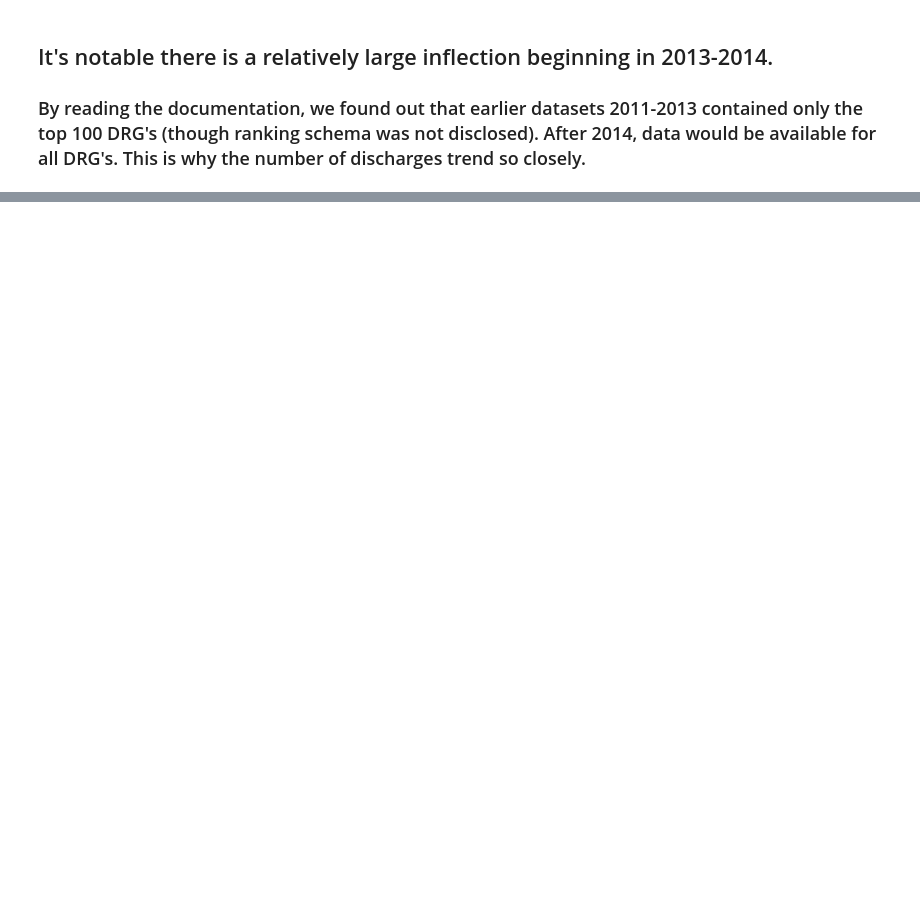
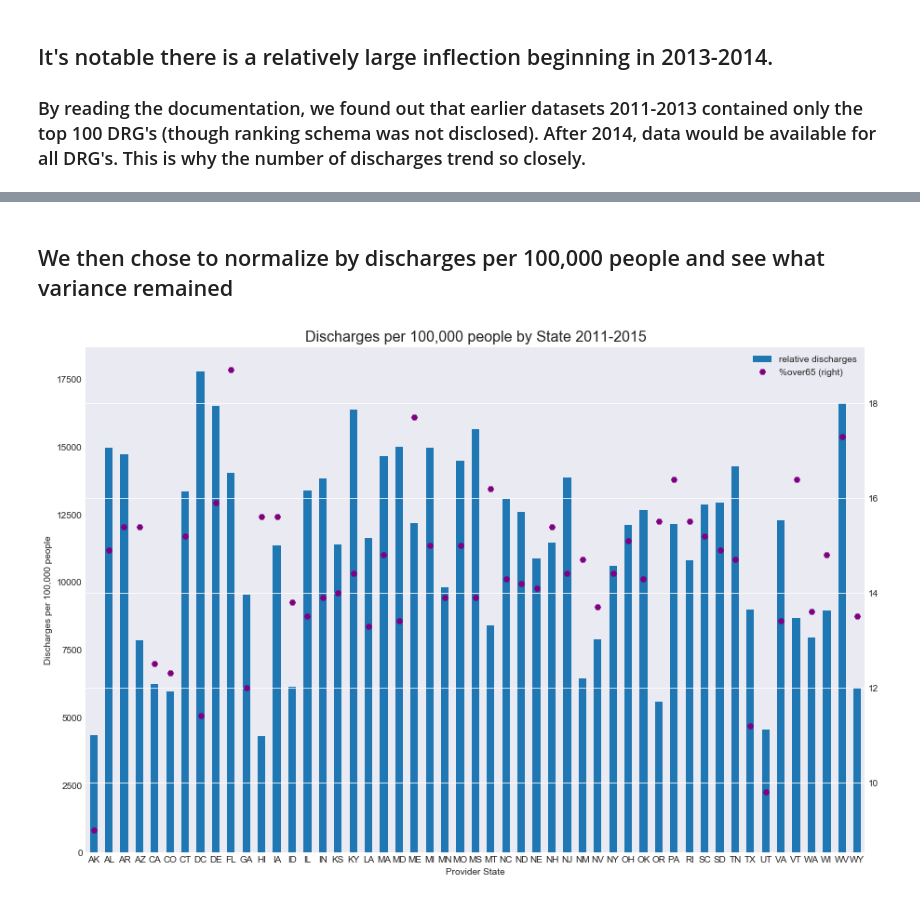
Before and after one commit to connelb/NU-Bootcamp-Project-1, a Jupyter notebook: notebook/combined_notebook_final.ipynb, the cells around one changed output, grey strips where cells are left out. Saved outputs shown, nothing was run; the diff lists cells and outputs as text; code cells hidden in the pictures; blank space fills up the shorter version.

```diff
--- a/notebook/combined_notebook_final.ipynb
+++ b/notebook/combined_notebook_final.ipynb
@@ -208,0 +195,25 @@ ax1.set_ylabel('medicare',fontsize=12)
+# %% [markdown]
+## We then chose to normalize by discharges per 100,000 people and see what variance remained
+# %%
+# To create a population normalized graph, begin by grouping by state
+stategroup = df.groupby('state')
+revised_stategroup = stategroup.sum()
+reduced_stategroup_rel = revised_stategroup.loc[:, ["relative discharges"]]
+# Create an empty column for "1e5s of pop" and "relative discharges"
+list_of_columns = [column for column in reduced_stategroup_rel.columns.values]
+list_of_columns.append('%over65')
+reduced_stategroup_rel = reduced_stategroup_rel.reindex(columns=list_of_columns)
+list_of_over65 = []
+for state in reduced_stategroup_rel.index.values:
+    list_of_over65.append(over65[state])
+reduced_stategroup_rel['%over65'] = list_of_over65
+plotting_df = reduced_stategroup_rel
+plotting_df_over65 = pd.DataFrame(index=plotting_df.index.values,data=plotting_df['%over65'],columns=['%over65'],dtype='float64')
+ax1 = plotting_df.plot(x=plotting_df.index.values,kind='bar',figsize=(15,10))
+ax2 = plotting_df_over65.plot(secondary_y=True,ax=ax1,sharex=True,sharey=False,label='% Over 65',kind='line',style='H',color='purple')
+ax1.set_xlabel("Provider State")
+ax1.set_ylabel("Discharges per 100,000 people")
+ax1.set_title(label='Discharges per 100,000 people by State 2011-2015',fontsize=16)
+plt.show()
+# %% [output]
+[figure, added]
```
Also changed, not shown: parts of 33 cells of this notebook, 12 other files.
